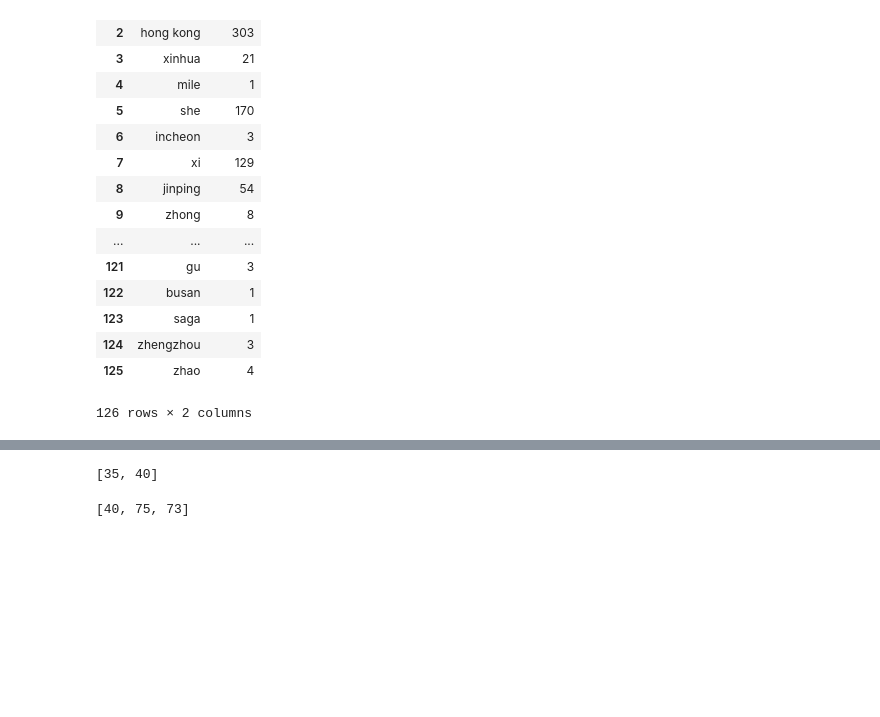
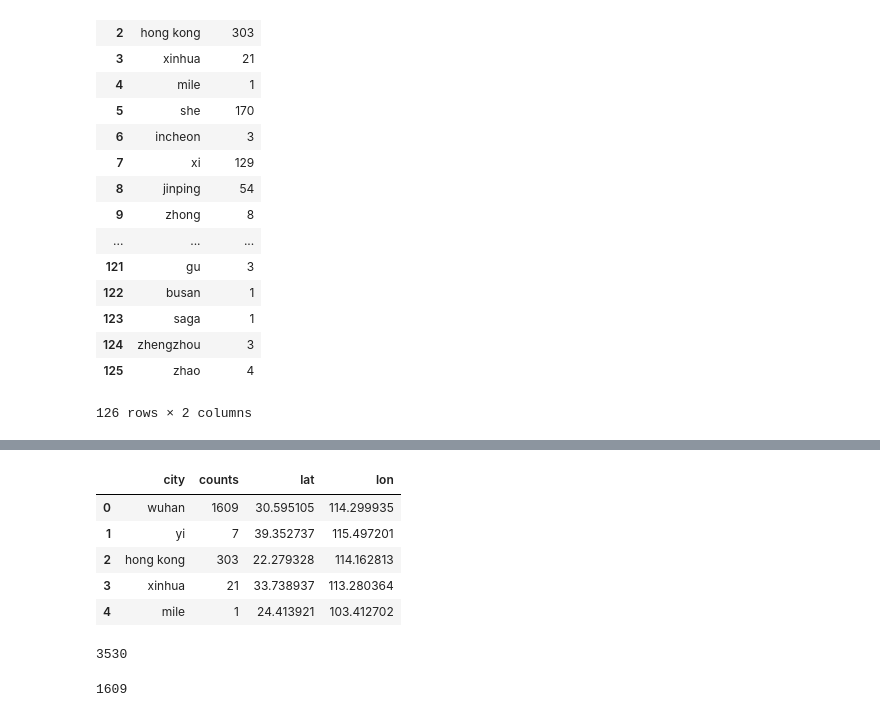
Before and after one commit to amazurek1/coronavirus, a Jupyter notebook: Corona_virus/Coronavirus_spacey.ipynb, the cells around one changed output, grey strips where cells are left out. Cells and saved outputs as stored; diff of their text form; code cells hidden in the pictures; blank space fills up the shorter version.

```diff
--- a/Corona_virus/Coronavirus_spacey.ipynb
+++ b/Corona_virus/Coronavirus_spacey.ipynb
@@ -667,4 +712,17 @@ dict2 = {'city1':[35,40], 'city2':[89,75], 'city3':[102,73]}
+# %%
+result.head()
+# %% [output]
+|  | city | counts | lat | lon |
+| 0 | wuhan | 1609 | 30.595105 | 114.299935 |
+| 1 | yi | 7 | 39.352737 | 115.497201 |
+| 2 | hong kong | 303 | 22.279328 | 114.162813 |
+| 3 | xinhua | 21 | 33.738937 | 113.280364 |
+| 4 | mile | 1 | 24.413921 | 103.412702 |
+# %%
+sum(list(result['counts']))
+# %% [output]
+3530
 # %%
-list(dict2.values())[0]
+list(result['counts'])[0]
 # %% [output]
-[35, 40]
+1609
@@ -679,4 +728,0 @@ for thing in list(dict2.values()):
-# %%
-lon
-# %% [output]
-[40, 75, 73]
```
Also changed, not shown: parts of 14 cells of this notebook, 2 other files.
